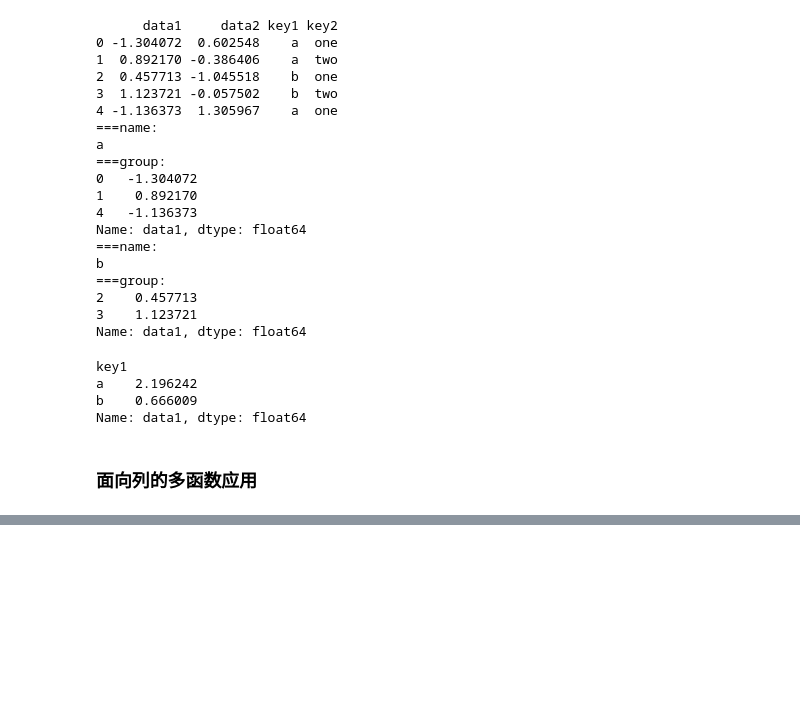
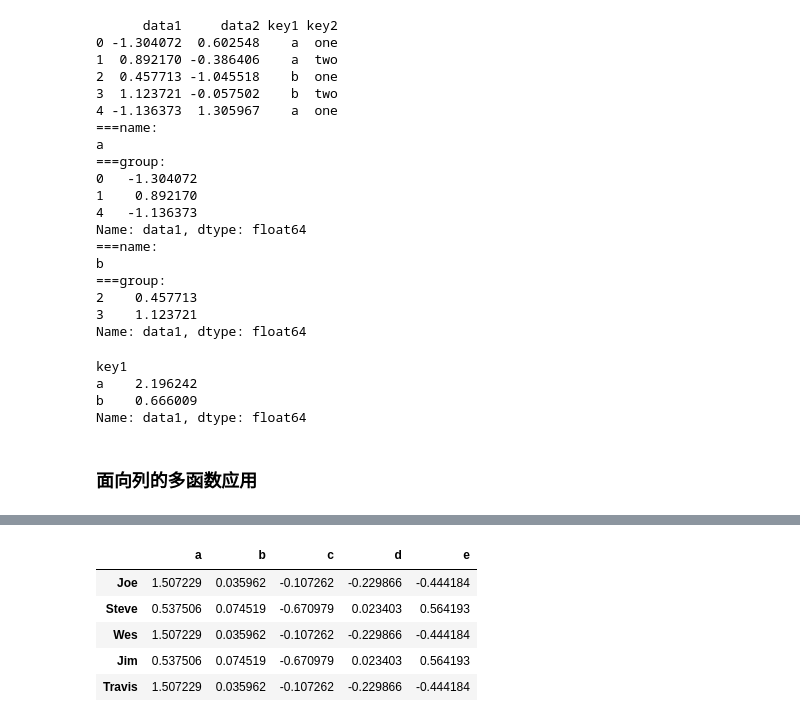
Before and after one commit to Wasim37/machine_learning_code, a Jupyter notebook: 01 pandas_matplotlib/notebook/groupby_agg_test.ipynb, the cells around one changed output, grey strips where cells are left out. Saved outputs shown, nothing was run; the diff lists cells and outputs as text; code cells hidden in the pictures; blank space fills up the shorter version.

```diff
--- a/01 pandas_matplotlib/notebook/groupby_agg_test.ipynb
+++ b/01 pandas_matplotlib/notebook/groupby_agg_test.ipynb
@@ -324,0 +399,10 @@ Name: data1, dtype: float64
+# %%
+people.groupby(key).transform(np.mean)
+# 可以看到有很多与表2一样的值。
+# %% [output]
+|  | a | b | c | d | e |
+| Joe | 1.507229 | 0.035962 | -0.107262 | -0.229866 | -0.444184 |
+| Steve | 0.537506 | 0.074519 | -0.670979 | 0.023403 | 0.564193 |
+| Wes | 1.507229 | 0.035962 | -0.107262 | -0.229866 | -0.444184 |
+| Jim | 0.537506 | 0.074519 | -0.670979 | 0.023403 | 0.564193 |
+| Travis | 1.507229 | 0.035962 | -0.107262 | -0.229866 | -0.444184 |
```
Also changed, not shown: parts of 16 cells of this notebook.
